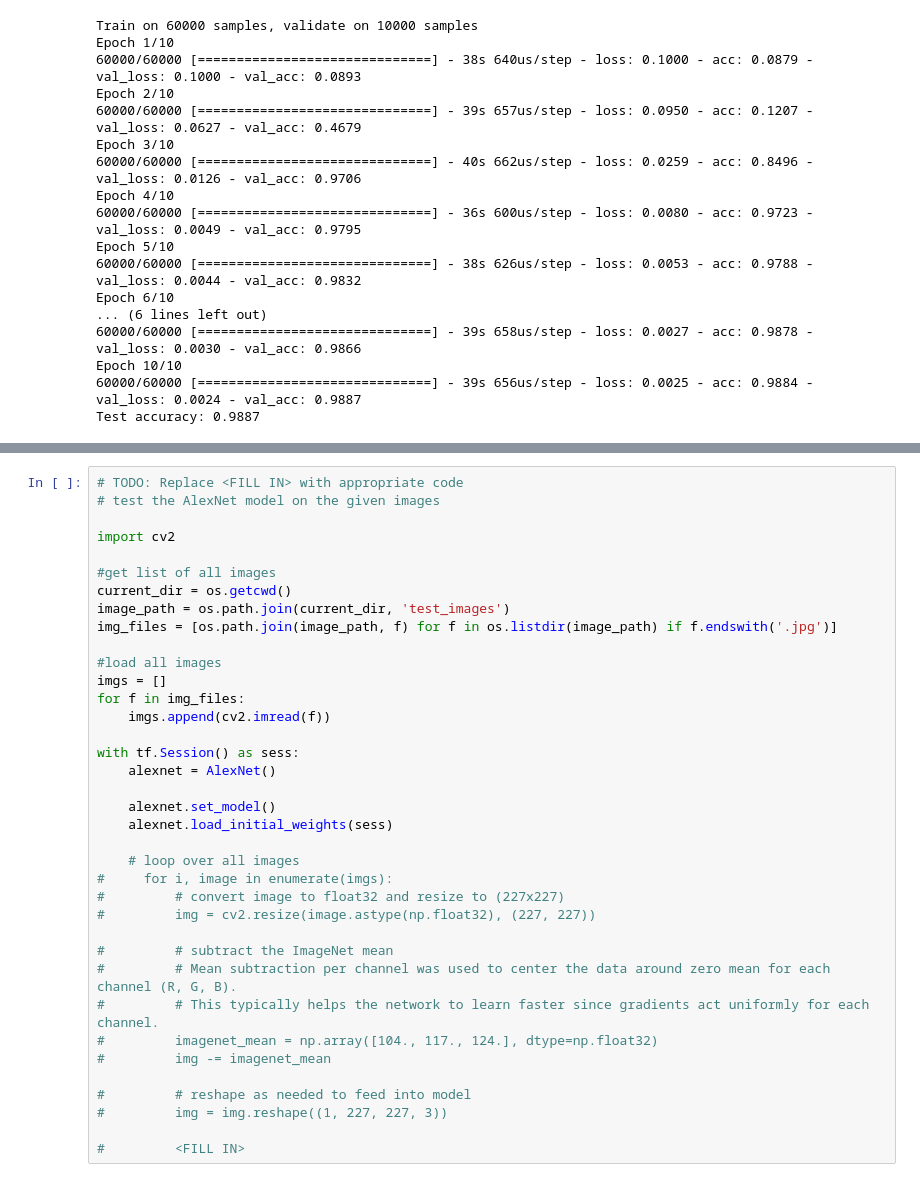
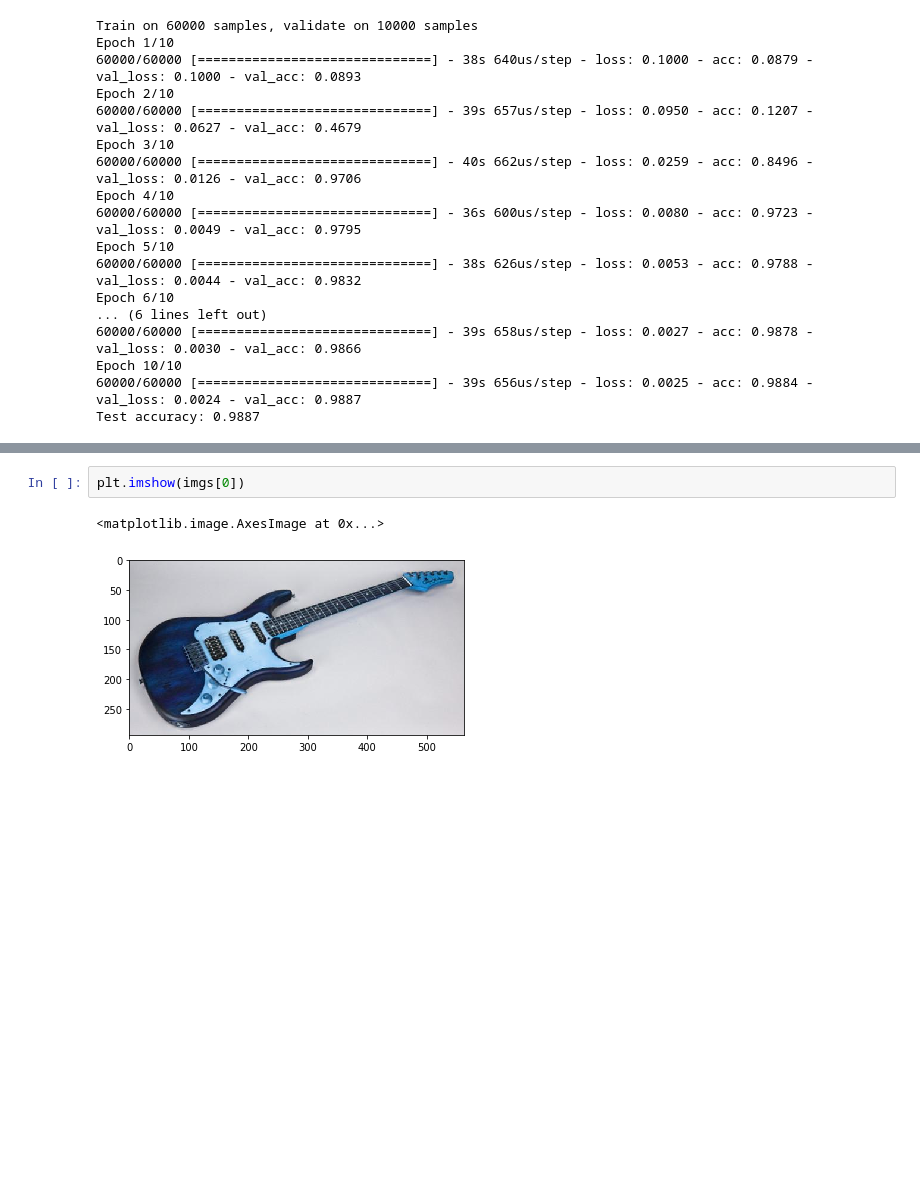
Before and after one commit to AlexandrosFerles/ID2223_Large_Scale_Machine_Learning_and_Deep_Learning, a Jupyter notebook: Lab2_ConvNets_with_Tensorflow/tensorflow_lab.ipynb, the cells around one changed output, grey strips where cells are left out. Cells and saved outputs as stored; diff of their text form; blank space fills up the shorter version.

```diff
--- a/Lab2_ConvNets_with_Tensorflow/tensorflow_lab.ipynb
+++ b/Lab2_ConvNets_with_Tensorflow/tensorflow_lab.ipynb
@@ -1741,40 +1873,8 @@ After building the AlexNet model, you can test it on different images and presen
 <td><p align="center"><img src="test_images/test_image2.jpg" style="width:200px;"></td>
 <td align="right"><img src="test_images/test_image3.jpg" style="width:200px;"></td>
 </tr>
-# %%
-# TODO: Replace <FILL IN> with appropriate code
-# test the AlexNet model on the given images
-
-import cv2
-
-#get list of all images
-current_dir = os.getcwd()
-image_path = os.path.join(current_dir, 'test_images')
-img_files = [os.path.join(image_path, f) for f in os.listdir(image_path) if f.endswith('.jpg')]
-
-#load all images
-imgs = []
-for f in img_files:
-    imgs.append(cv2.imread(f))
-
-with tf.Session() as sess:
-    alexnet = AlexNet()
-
-    alexnet.set_model()
-    alexnet.load_initial_weights(sess)
-
-    # loop over all images
-#     for i, image in enumerate(imgs):
-#         # convert image to float32 and resize to (227x227)
-#         img = cv2.resize(image.astype(np.float32), (227, 227))
-
-#         # subtract the ImageNet mean
-#         # Mean subtraction per channel was used to center the data around zero mean for each channel (R, G, B).
-#         # This typically helps the network to learn faster since gradients act uniformly for each channel.
-#         imagenet_mean = np.array([104., 117., 124.], dtype=np.float32)
-#         img -= imagenet_mean
-
-#         # reshape as needed to feed into model
-#         img = img.reshape((1, 227, 227, 3))
-
-#         <FILL IN>
+# %%
+plt.imshow(imgs[0])
+# %% [output]
+<matplotlib.image.AxesImage at 0x...>
+[figure, added]
```
Also changed, not shown: parts of 10 cells of this notebook.
